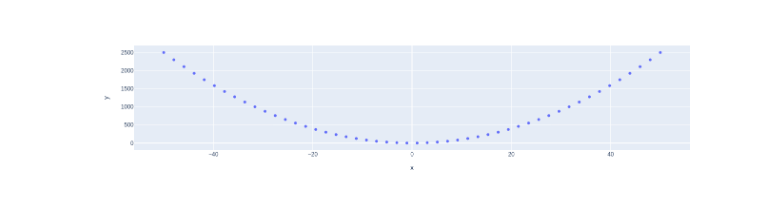
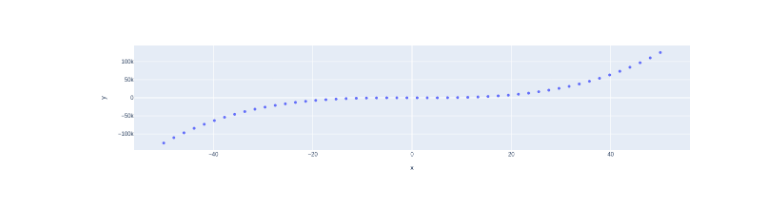
Before and after one commit to debovema/my-notebooks-repo, a Jupyter notebook: experiment1.ipynb, the cells around one changed output. Saved outputs shown, nothing was run; the diff lists cells and outputs as text; code cells hidden in the pictures.

```diff
--- a/experiment1.ipynb
+++ b/experiment1.ipynb
@@ -1,16 +1,16 @@
 # %%
 import numpy as np
 import plotly.express as px
 
 # x-axis data points
 x = np.linspace(start=-50, stop=50)
 
 # y-axis data points
-y = x ** 2
+y = x ** 3
 
 # define the plot
 fig = px.scatter(x=x, y=y)
 
 fig.show()
 # %% [output]
-[figure, old version]
+[figure, new version]
```
